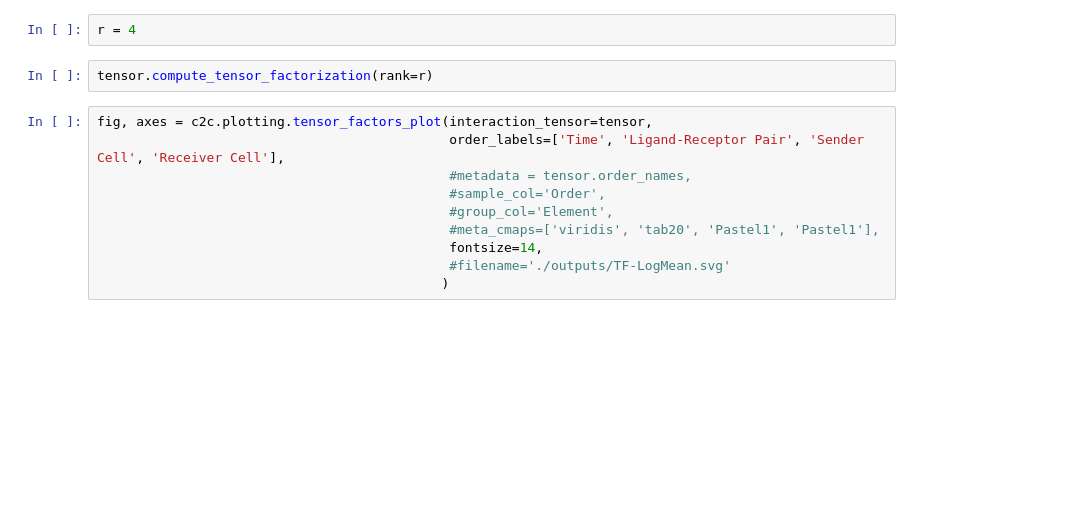
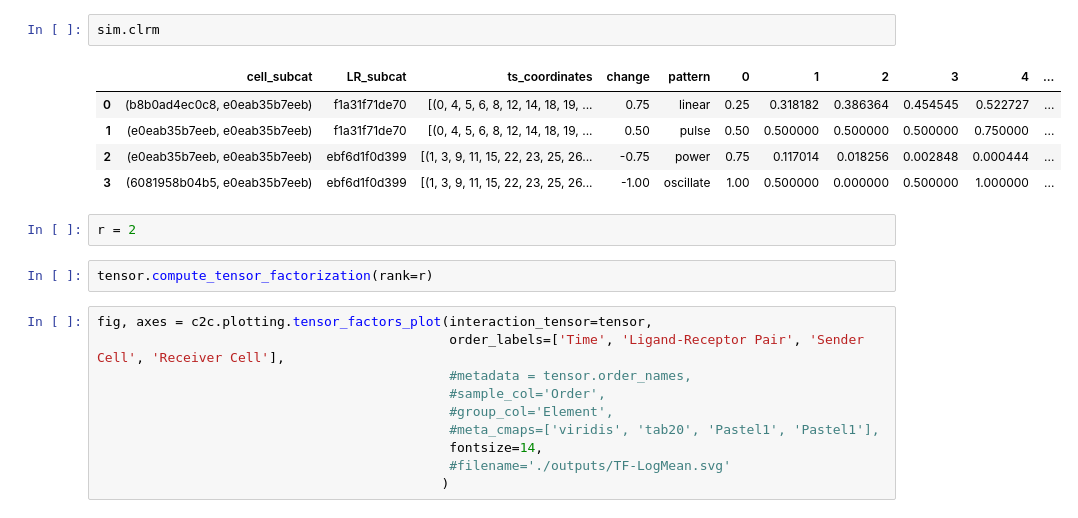
Before and after one commit to hmbaghdassarian/c2c_sim, a Jupyter notebook: notebooks/simulation/other_analyses/Explore-Simulated-Tensor.ipynb, the cells around one changed output. Drawn from its saved outputs; the diff is of its cells as text; blank space fills up the shorter version.

```diff
--- a/notebooks/simulation/other_analyses/Explore-Simulated-Tensor.ipynb
+++ b/notebooks/simulation/other_analyses/Explore-Simulated-Tensor.ipynb
@@ -101,5 +68,13 @@ tensor.elbow_rank_selection(5)
+# %%
+sim.clrm
+# %% [output]
+|  | cell_subcat | LR_subcat | ts_coordinates | change | pattern | 0 | 1 | 2 | 3 | 4 | ... |
+| 0 | (b8b0ad4ec0c8, e0eab35b7eeb) | f1a31f71de70 | [(0, 4, 5, 6, 8, 12, 14, 18, 19, ... | 0.75 | linear | 0.25 | 0.318182 | 0.386364 | 0.454545 | 0.522727 | ... |
+| 1 | (e0eab35b7eeb, e0eab35b7eeb) | f1a31f71de70 | [(0, 4, 5, 6, 8, 12, 14, 18, 19, ... | 0.50 | pulse | 0.50 | 0.500000 | 0.500000 | 0.500000 | 0.750000 | ... |
+| 2 | (e0eab35b7eeb, e0eab35b7eeb) | ebf6d1f0d399 | [(1, 3, 9, 11, 15, 22, 23, 25, 26... | -0.75 | power | 0.75 | 0.117014 | 0.018256 | 0.002848 | 0.000444 | ... |
+| 3 | (6081958b04b5, e0eab35b7eeb) | ebf6d1f0d399 | [(1, 3, 9, 11, 15, 22, 23, 25, 26... | -1.00 | oscillate | 1.00 | 0.500000 | 0.000000 | 0.500000 | 1.000000 | ... |
 # %%
-r = 4
+r = 2
 # %%
 tensor.compute_tensor_factorization(rank=r)
 # %%
```
Also changed, not shown: parts of 20 cells of this notebook, 3 other files.
